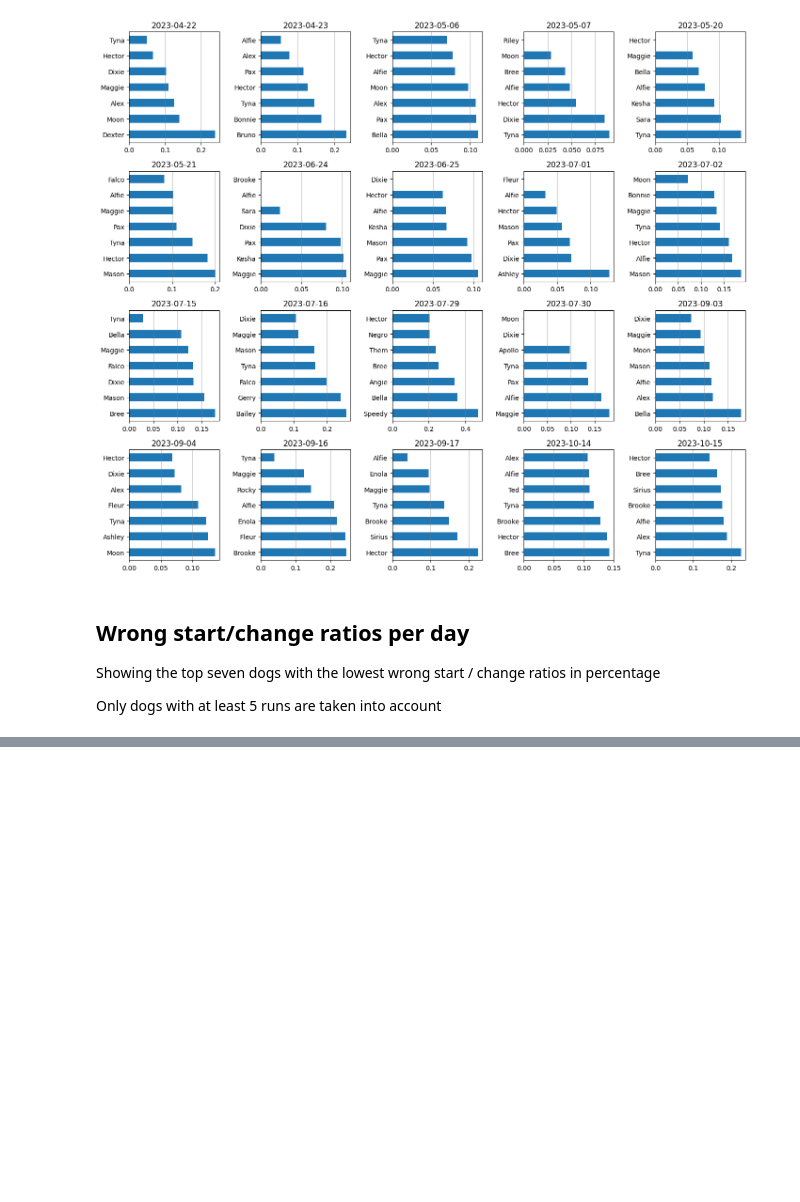
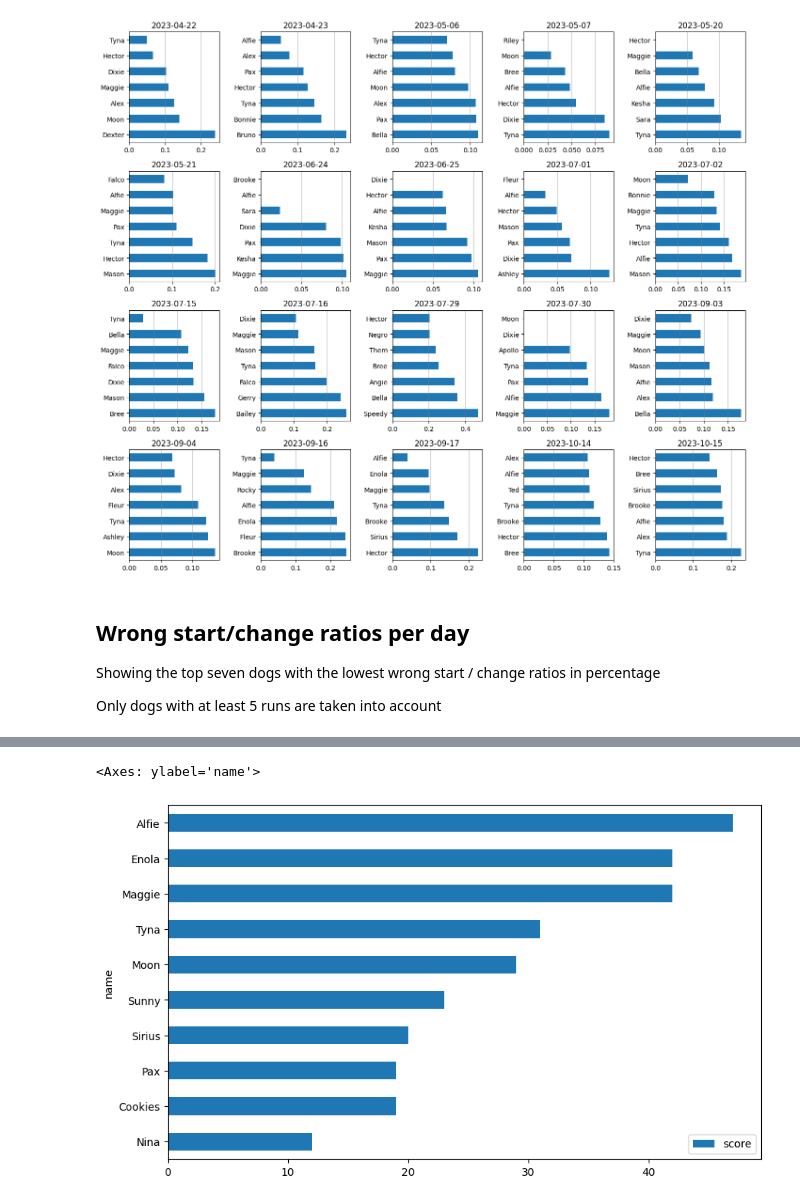
Before and after one commit to dzsobacsi/flyball-project, a Jupyter notebook: 3c-performance-per-day.ipynb, the cells around one changed output, grey strips where cells are left out. Saved outputs shown, nothing was run; the diff lists cells and outputs as text; code cells hidden in the pictures; blank space fills up the shorter version.

```diff
--- a/3c-performance-per-day.ipynb
+++ b/3c-performance-per-day.ipynb
@@ -100,7 +100,7 @@ def good_starters(df, date):
     dogs = dogs.set_index('name')
 
     for _, row in temp.iterrows():
-        when, name, start_chng, time, _ = row
+        when, name, start_chng, time, _, _2 = row
         dogs.loc[name, 'runs'] += 1
         if start_chng < 0:
             dogs.loc[name, 'wrong'] += 1
@@ -257,0 +265,19 @@ plt.show()
+# %%
+scores = {name: 0 for name in df_runs_all.name.unique()}
+
+for day in days:
+    temp = df_runs_all[df_runs_all.when.dt.date == day]
+    times = temp.groupby('name').time.mean().sort_values()
+    for name, time in times.items():
+        if time < 4.0:
+            scores[name] += 3
+        elif time < 4.1:
+            scores[name] += 2
+        elif time < 4.2:
+            scores[name] += 1
+
+df_scores = pd.DataFrame(scores.items(), columns=['name', 'score']).sort_values('score', ascending=True)
+df_scores.set_index('name').tail(10).plot(kind='barh', figsize=(10, 6))
+# %% [output]
+<Axes: ylabel='name'>
+[figure, added]
```
Also changed, not shown: parts of 18 cells of this notebook.
